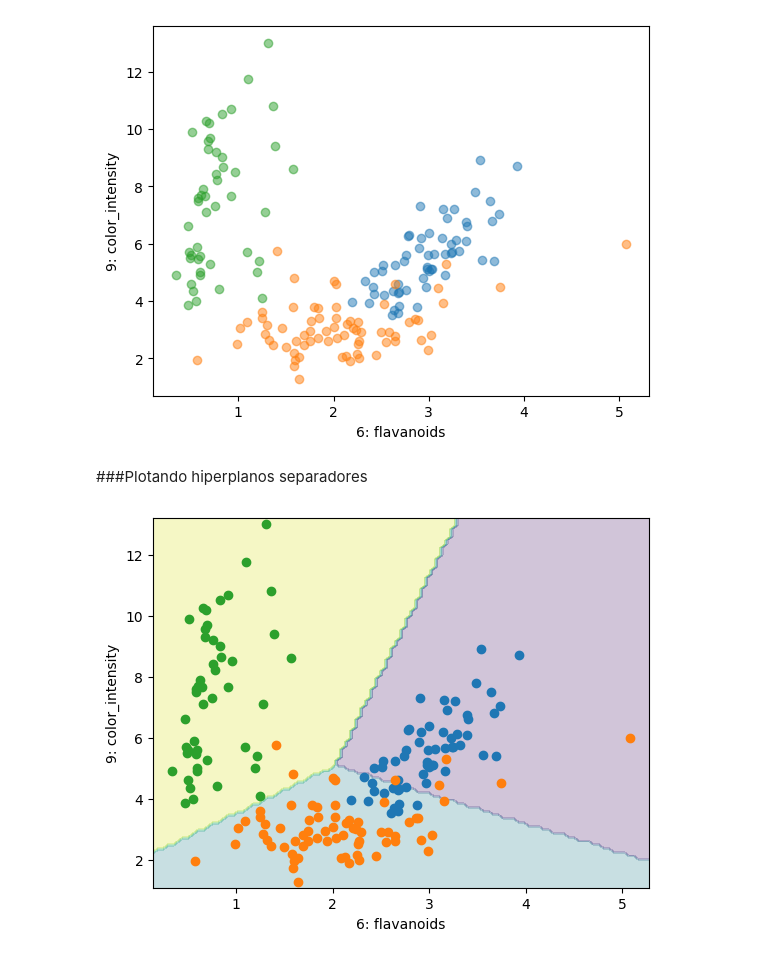
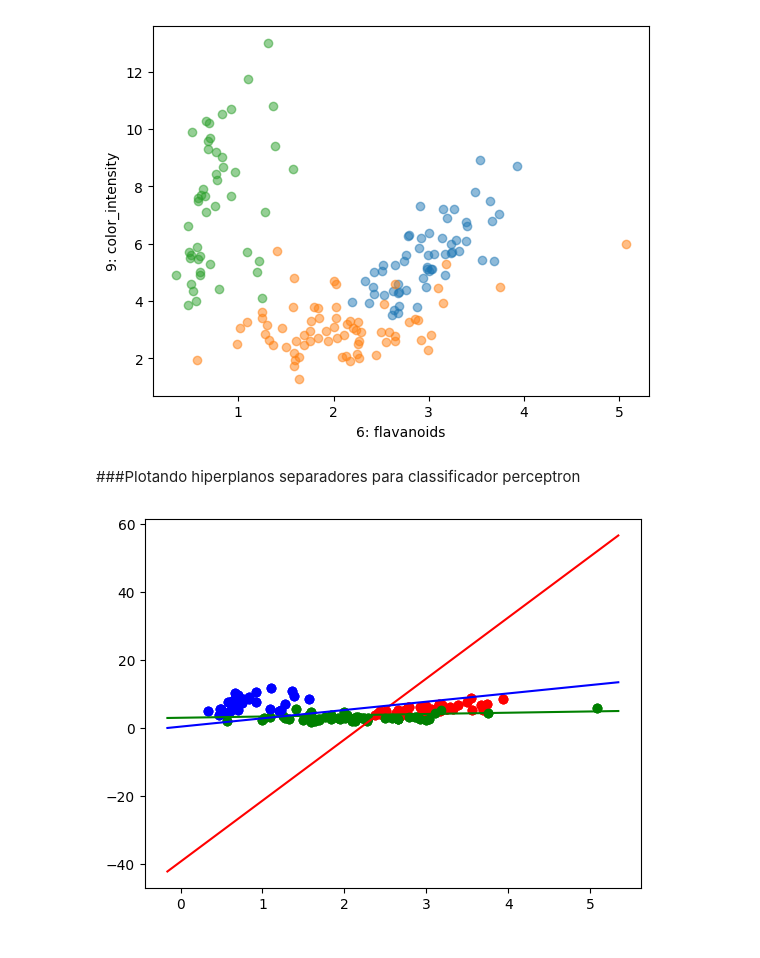
Before and after one commit to nildodnjunior/mestrado_comp_ifes_ml, a Jupyter notebook: aula3a_multiclasse.ipynb, the cells around one changed output. Cells and saved outputs as stored; diff of their text form; code cells hidden in the pictures.

```diff
--- a/aula3a_multiclasse.ipynb
+++ b/aula3a_multiclasse.ipynb
@@ -147,25 +147,38 @@ plt.show()
 # %% [output]
 [figure]
 # %% [markdown]
-###Plotando hiperplanos separadores
+###Plotando hiperplanos separadores para classificador perceptron
-# %%
-modelo.fit(X[:,[6,9]], y)
-
-x6s = np.linspace(np.min(X[:, 6]) - 0.2, np.max(X[:, 6]) + 0.2, 100)
-x9s = np.linspace(np.min(X[:, 9]) - 0.2, np.max(X[:, 9]) + 0.2, 100)
-x6, x9 = np.meshgrid(x6s, x9s)
-
-Xdec = np.c_[x6.ravel(), x9.ravel()]
-
-ypred = modelo.predict(Xdec)
-plt.contourf(x6, x9, ypred.reshape(x6.shape), alpha=0.25)
-
-for k in set(y):
-    plt.plot(X[:,6][y==k], X[:,9][y==k], 'o')
-
-plt.xlabel(f"{6}: {dataset.feature_names[6]}")
-plt.ylabel(f"{9}: {dataset.feature_names[9]}")
-
-plt.show()
-# %% [output]
-[figure, removed]
+# %%
+from sklearn.preprocessing import StandardScaler
+from sklearn.linear_model import SGDClassifier
+colors = 'rgb'
+
+Xtr, Xte, ytr, yte = train_test_split(X[:, [6,9]], y, test_size=0.3, random_state=33)
+
+'''
+Coloquei scaler para ver se melhorava a questão dos valores de y ficarem muito grandes
+mas não adiantou. Deixei comentado caso queira mudar eventualmente.
+
+'''
+
+# scaler = StandardScaler().fit(Xtr)
+# Xtr = scaler.transform(Xtr)
+
+# Xte = scaler.transform(Xte)
+
+modelo = Perceptron()
+modelo.fit(Xtr, ytr)
+
+xmin, xmax = Xtr[:, 0].min() - 0.5, Xtr[:, 0].max() + 0.5
+ymin, ymax = Xtr[:, 1].min() - 0.5, Xtr[:, 1].max() + 0.5
+xs = np.arange(xmin,xmax,0.5)
+
+for i in set(y):
+    for j in range(len(colors)):
+        px = Xtr[:, 0][ytr == j]
+        py = Xtr[:, 1][ytr == j]
+        plt.scatter(px, py, c=colors[j])
+    ys = (-modelo.intercept_[i]-xs*modelo.coef_[i,0])/modelo.coef_[i,1]
+    plt.plot(xs,ys, colors[i])
+# %% [output]
+[figure, added]
```
Also changed, not shown: parts of 8 cells of this notebook.
